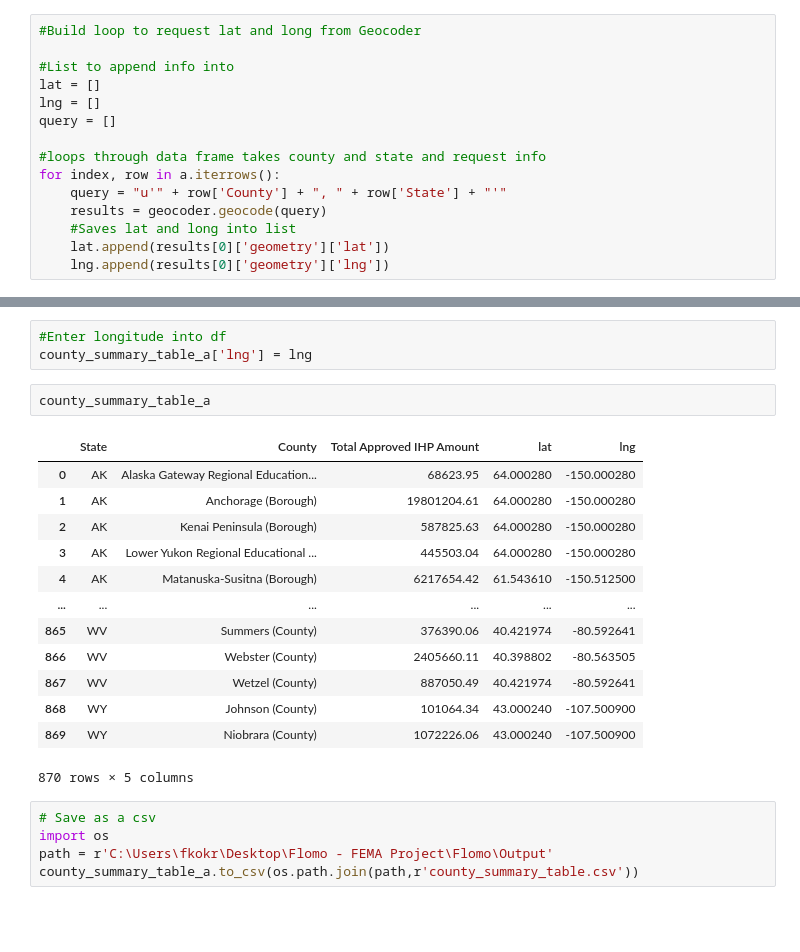
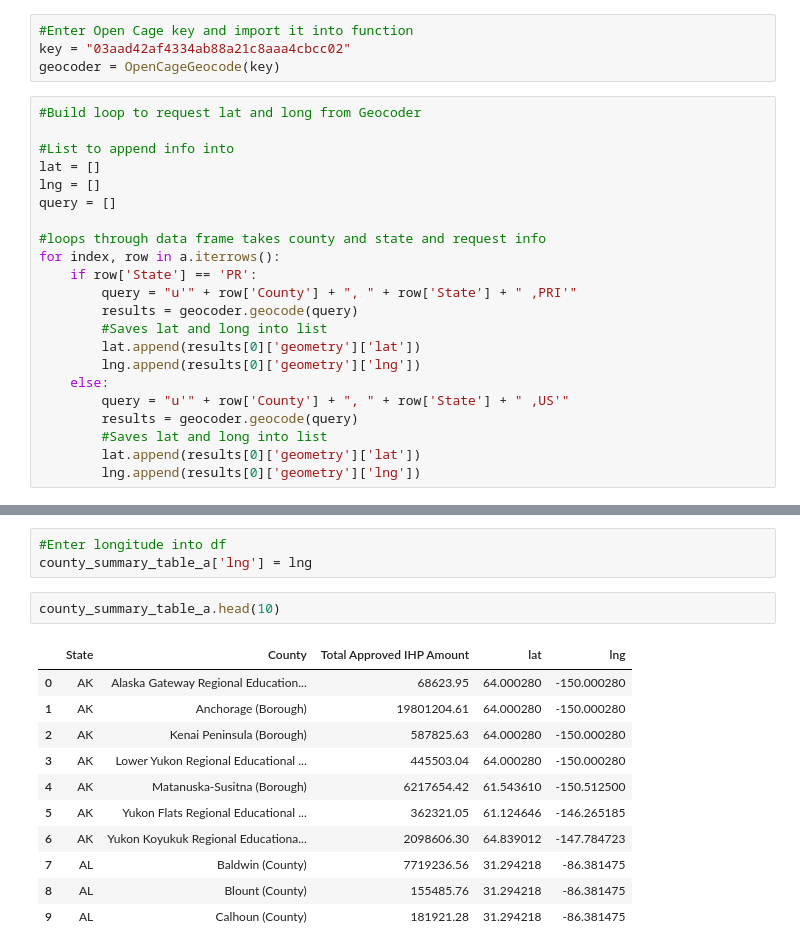
Before and after one commit to bandipara/fema_analytics, a Jupyter notebook: Flomo/Financial Data Aggregation.ipynb, the cells around one changed output, grey strips where cells are left out. Cells and saved outputs as stored; diff of their text form; blank space fills up the shorter version.

```diff
--- a/Flomo/Financial Data Aggregation.ipynb
+++ b/Flomo/Financial Data Aggregation.ipynb
@@ -229,3 +228,7 @@ geocoder = OpenCageGeocode(key)
+# %%
+#Enter Open Cage key and import it into function
+key = "03aad42af4334ab88a21c8aaa4cbcc02"
+geocoder = OpenCageGeocode(key)
 # %%
 #Build loop to request lat and long from Geocoder
 
@@ -236,8 +239,15 @@ query = []
 
 #loops through data frame takes county and state and request info
 for index, row in a.iterrows():
-    query = "u'" + row['County'] + ", " + row['State'] + "'"
-    results = geocoder.geocode(query)
-    #Saves lat and long into list
-    lat.append(results[0]['geometry']['lat'])
-    lng.append(results[0]['geometry']['lng'])
+    if row['State'] == 'PR':
+        query = "u'" + row['County'] + ", " + row['State'] + " ,PRI'"
+        results = geocoder.geocode(query)
+        #Saves lat and long into list
+        lat.append(results[0]['geometry']['lat'])
+        lng.append(results[0]['geometry']['lng'])
+    else:
+        query = "u'" + row['County'] + ", " + row['State'] + " ,US'"
+        results = geocoder.geocode(query)
+        #Saves lat and long into list
+        lat.append(results[0]['geometry']['lat'])
+        lng.append(results[0]['geometry']['lng'])
@@ -248,23 +260,16 @@ county_summary_table_a['lat'] = lat
 #Enter longitude into df
 county_summary_table_a['lng'] = lng
 # %%
-county_summary_table_a
+county_summary_table_a.head(10)
 # %% [output]
 |  | State | County | Total Approved IHP Amount | lat | lng |
 | 0 | AK | Alaska Gateway Regional Education... | 68623.95 | 64.000280 | -150.000280 |
 | 1 | AK | Anchorage (Borough) | 19801204.61 | 64.000280 | -150.000280 |
 | 2 | AK | Kenai Peninsula (Borough) | 587825.63 | 64.000280 | -150.000280 |
 | 3 | AK | Lower Yukon Regional Educational ... | 445503.04 | 64.000280 | -150.000280 |
 | 4 | AK | Matanuska-Susitna (Borough) | 6217654.42 | 61.543610 | -150.512500 |
-| ... | ... | ... | ... | ... | ... |
-| 865 | WV | Summers (County) | 376390.06 | 40.421974 | -80.592641 |
-| 866 | WV | Webster (County) | 2405660.11 | 40.398802 | -80.563505 |
-| 867 | WV | Wetzel (County) | 887050.49 | 40.421974 | -80.592641 |
-| 868 | WY | Johnson (County) | 101064.34 | 43.000240 | -107.500900 |
-| 869 | WY | Niobrara (County) | 1072226.06 | 43.000240 | -107.500900 |
+| 5 | AK | Yukon Flats Regional Educational ... | 362321.05 | 61.124646 | -146.265185 |
+| 6 | AK | Yukon Koyukuk Regional Educationa... | 2098606.30 | 64.839012 | -147.784723 |
+| 7 | AL | Baldwin (County) | 7719236.56 | 31.294218 | -86.381475 |
+| 8 | AL | Blount (County) | 155485.76 | 31.294218 | -86.381475 |
+| 9 | AL | Calhoun (County) | 181921.28 | 31.294218 | -86.381475 |
-870 rows × 5 columns
-# %%
-# Save as a csv
-import os
-path = r'C:\Users\fkokr\Desktop\Flomo - FEMA Project\Flomo\Output'
-county_summary_table_a.to_csv(os.path.join(path,r'county_summary_table.csv'))
```
Also changed, not shown: parts of 12 cells of this notebook, 1 other file.
